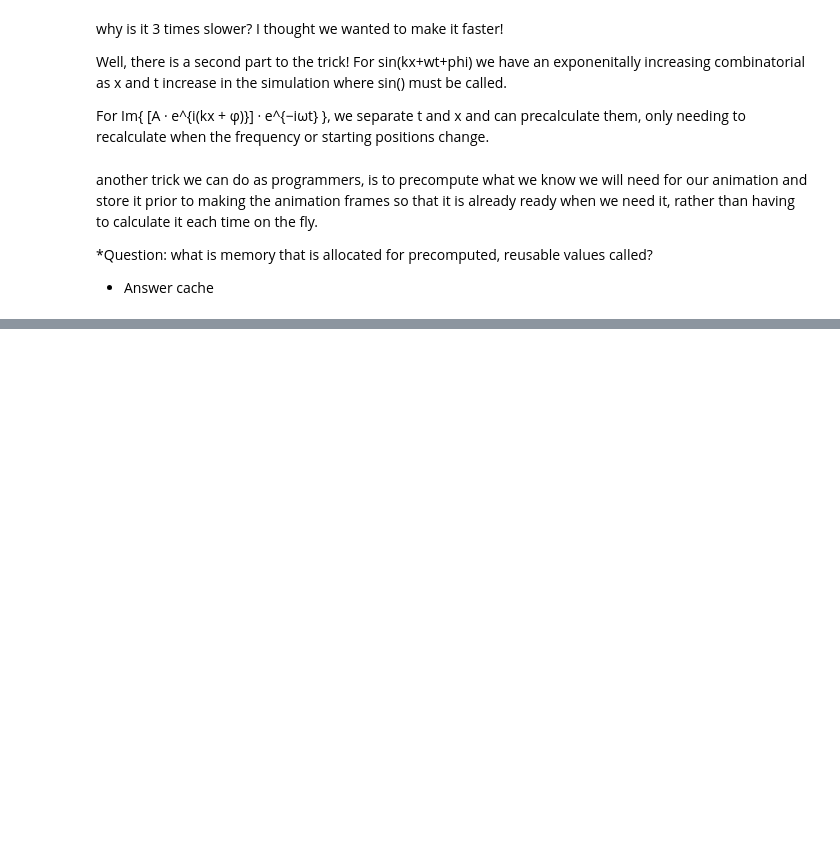
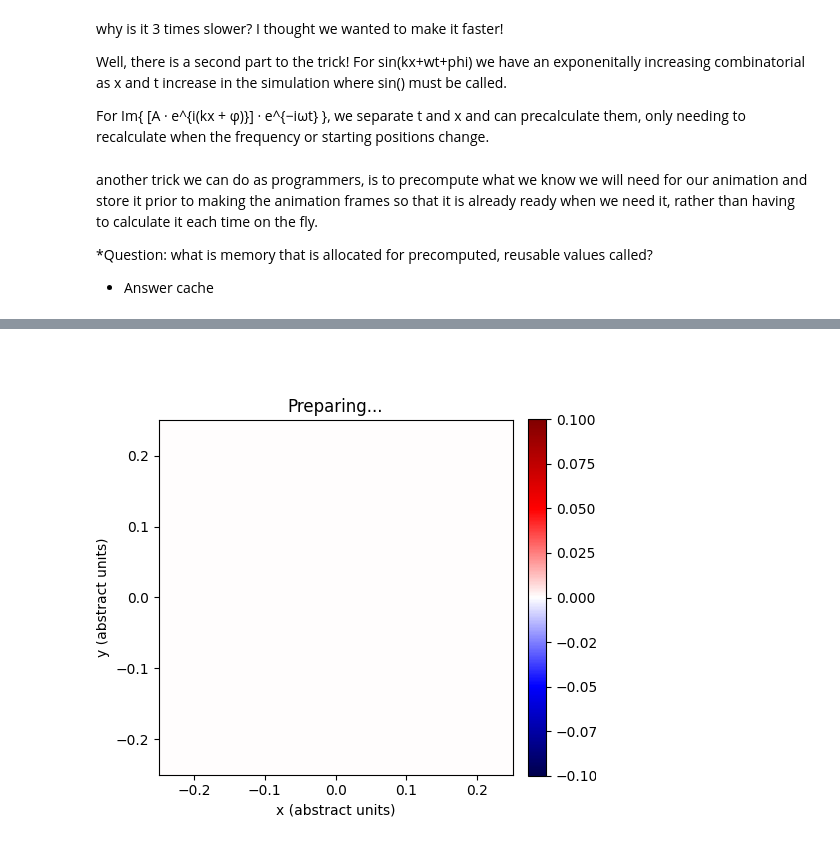
Before and after one commit to babessell1/GWC_Test, a Jupyter notebook: 2D_Animations.ipynb, the cells around one changed output, grey strips where cells are left out. Saved outputs shown, nothing was run; the diff lists cells and outputs as text; code cells hidden in the pictures; blank space fills up the shorter version.

```diff
--- a/2D_Animations.ipynb
+++ b/2D_Animations.ipynb
@@ -282 +286,101 @@ returns:
   return np.imag(total)
+# %%
+import ipywidgets as widgets
+
+# 1) Define the domain of our simulation and parameters
+L = 0.25 # half width of the plotting window
+N = 81 # grid resolution per axis (we can reduce this for speed or increase for fidelity)
+x = np.linspace(-L, L, N)
+y = np.linspace(-L, L, N)
+X, Y = np.meshgrid(x, y)
+dx = x[1] - x[0] # this is our grid spacing
+
+# working in an ideal, uniless medium, set wave speed to 1
+wave_speed = 1.0
+fps = 30
+nframes = 1000
+
+# 2) initial sources (position are in the same units as X, Y)
+init_sources = np.array([[-0.25,  0.00],
+                         [ 0.25,  0.00],
+                         [ 0.00,  0.25],
+                         [ 0.00, -0.25]])
+
+n_sources = init_sources.shape[0]  # takes the first dimension of our array shape
+init_amplitudes = np.ones(n_sources) # --> [1, 1, 1, 1]
+init_phases_deg = np.zeros(n_sources) # -> [0,0,0,0]
+
+# list comprhension lesson quick:
+# list = []
+# for i in [1,2,3,4]:
+# list.append(i)
+
+# as a comprehension:
+# list = [ i for i in [1,2,3,4] ]
+
+# 3 widgets
+slider_layout = widgets.Layout(width="240px")
+amp_sliders = [
+    widgets.FloatSlider(description=f"A{i+1}",
+                        value=float(init_amplitudes[i]),
+                        min=0.,
+                        max=2.,
+                        step=0.01,
+                        layout=slider_layout,
+                        continuous_update=False)
+    for i in range(n_sources)
+]
+
+phase_sliders = [
+    widgets.FloatSlider(description=f"φ{i+1}°", value=float(init_phases_deg[i]),
+                        min=0.0, max=360.0, step=1.0,
+                        layout=slider_layout, continuous_update=False)
+    for i in range(n_sources)
+]
+
+x_sliders = [
+    widgets.FloatSlider(description=f"x{i+1}", value=float(init_sources[i,0]),
+                        min=-0.5, max=0.5, step=0.002,
+                        layout=slider_layout, continuous_update=False)
+    for i in range(n_sources)
+]
+
+y_sliders = [
+    widgets.FloatSlider(description=f"y{i+1}", value=float(init_sources[i,1]),
+                        min=-0.5, max=0.5, step=0.002,
+                        layout=slider_layout, continuous_update=False)
+    for i in range(n_sources)
+]
+
+wavelength_widget = widgets.FloatSlider(description='wavelength', value=0.2,
+                                        min=0.05, max=0.5, step=0.01,
+                                        layout=slider_layout, continuous_update=False)
+
+decay_checkbox = widgets.Checkbox(description='Use 1/r decay', value=False)
+
+# Play + frame slider: frame slider must be continuous for smooth animation.
+play = widgets.Play(value=0, min=0, max=nframes-1, step=1, interval=int(1000/fps))
+frame_slider = widgets.IntSlider(value=0, min=0, max=nframes-1, step=1,
+                                 layout=widgets.Layout(width='420px'))
+widgets.jslink((play, 'value'), (frame_slider, 'value'))
+
+# 4) Matplotlib figure setup
+fig, ax = plt.subplots(figsize=(5,5))
+im = ax.imshow(np.zeros_like(X), extent=[-L, L, -L, L], origin='lower', cmap='seismic')
+ax.set_xlabel('x (abstract units)')
+ax.set_ylabel('y (abstract units)')
+cbar = fig.colorbar(im, ax=ax, fraction=0.046, pad=0.04)
+ax.set_title("Preparing...")
+
+_cache = {
+    'r_grid': None,
+    'field_coeffs': None,
+    'omega': None,
+    'vlim': 1.0,
+    'param_key': None,   # full key (positions+amps+phases+wavelength+decay)
+    'r_key': None        # positions-only key for r_grid caching
+}
+import threading
+_recompute_state = {"timer": None}
+# %% [output]
+[figure, added]
```
Also changed, not shown: parts of 10 cells of this notebook.
